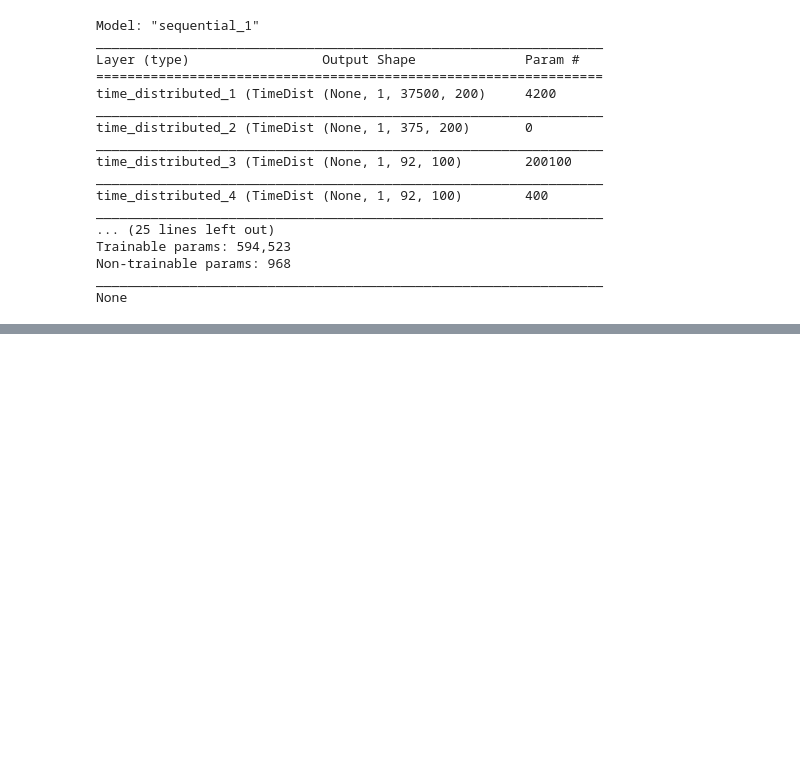
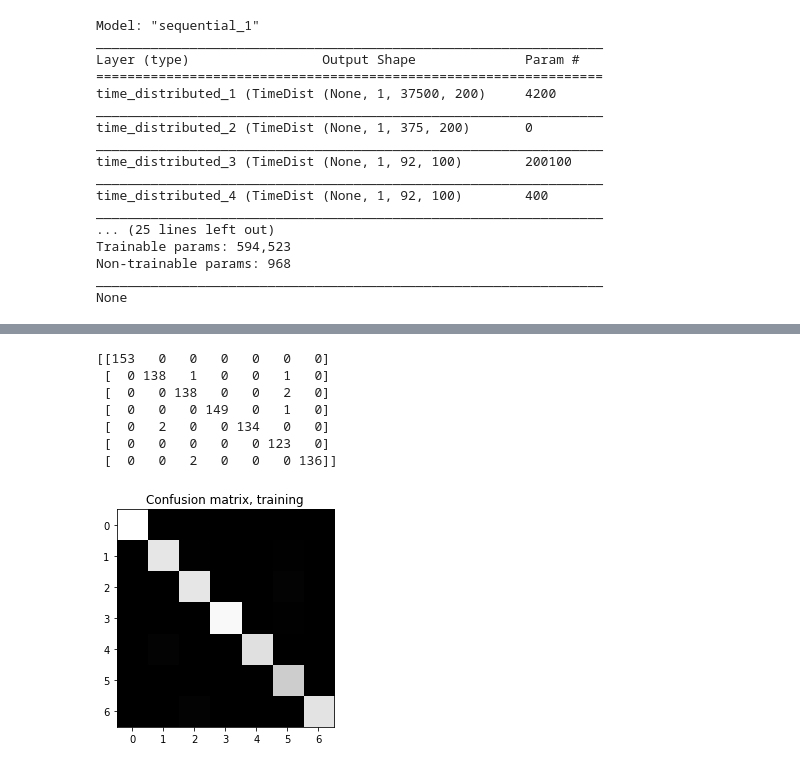
Before and after one commit to aiexplorations/RagaExperiments, a Jupyter notebook: Ragaflow.ipynb, the cells around one changed output, grey strips where cells are left out. Cells and saved outputs as stored; diff of their text form; code cells hidden in the pictures; blank space fills up the shorter version.

```diff
--- a/Ragaflow.ipynb
+++ b/Ragaflow.ipynb
@@ -389,6 +398,6 @@ WARNING:tensorflow:No training configuration found in the save file, so the mode
 # %%
-model.compile(optimizer = 'adam', loss= 'sparse_categorical_crossentropy', metrics= ['acc'])
-print(model.summary())
+model_loaded.compile(optimizer = 'adam', loss= 'sparse_categorical_crossentropy', metrics= ['acc'])
+print(model_loaded.summary())
 # %% [output]
 Model: "sequential_1"
 _________________________________________________________________
@@ -450,0 +486,20 @@ raga_dict
+# %%
+from sklearn.metrics import confusion_matrix
+
+predictions_tr = model.predict_classes(train_x_sc.reshape(train_x_sc.shape[0], 1, train_x_sc.shape[1], 1))
+predictions_ts = model.predict_classes(test_x_sc.reshape(test_x_sc.shape[0], 1, test_x_sc.shape[1], 1))
+# %%
+# Training set confusion matrix
+cfm_tr = confusion_matrix(train_y, predictions_tr)
+plt.imshow(cfm_tr, cmap = 'gray');
+plt.title("Confusion matrix, training");
+print(cfm_tr)
+# %% [output]
+[[153   0   0   0   0   0   0]
+ [  0 138   1   0   0   1   0]
+ [  0   0 138   0   0   2   0]
+ [  0   0   0 149   0   1   0]
+ [  0   2   0   0 134   0   0]
+ [  0   0   0   0   0 123   0]
+ [  0   0   2   0   0   0 136]]
+[figure, added]
```
Also changed, not shown: parts of 26 cells of this notebook.
